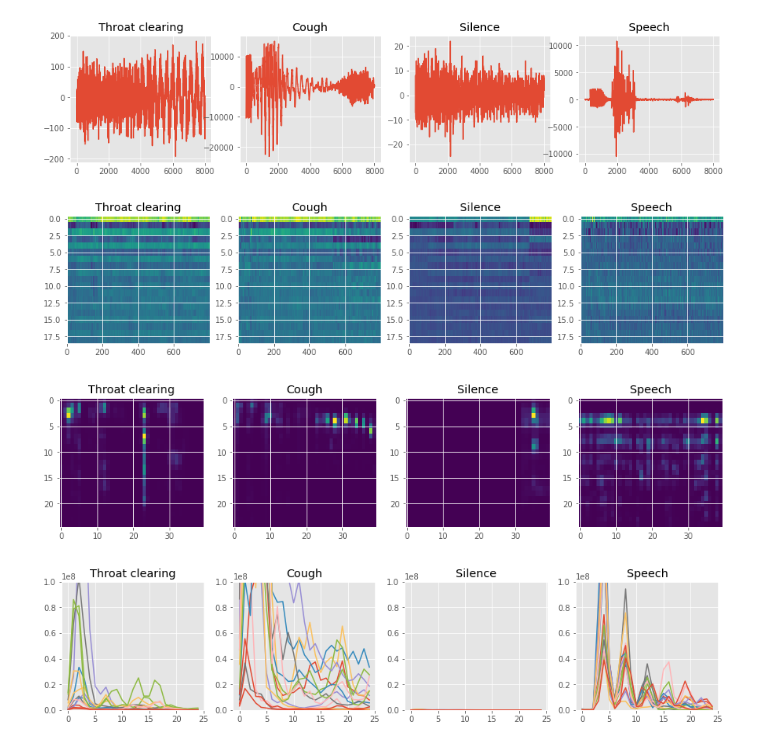
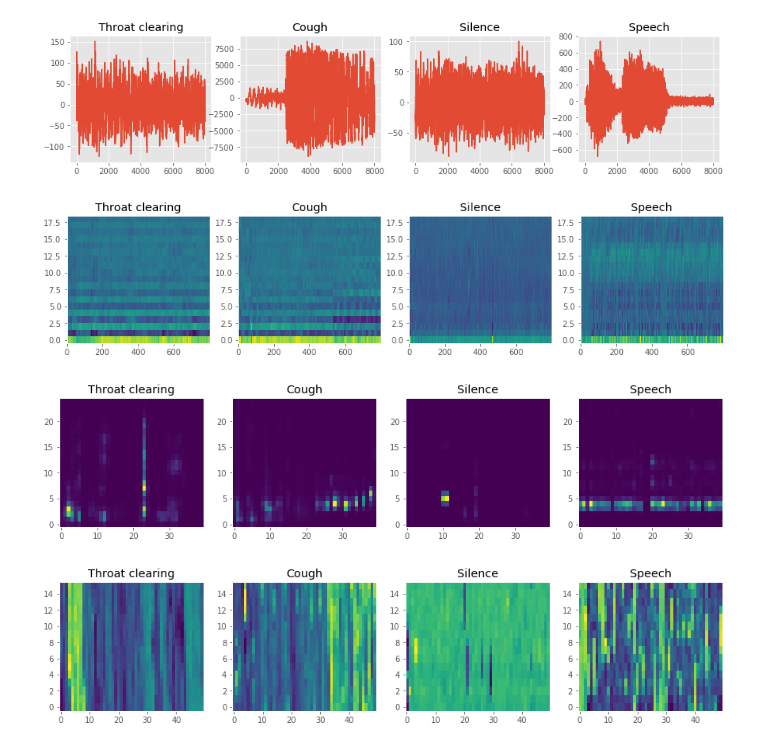
Before and after one commit to sspathak/SocialSafety, a Jupyter notebook: ML/filter_visualization.ipynb, the cells around one changed output. Drawn from its saved outputs; the diff is of its cells as text; code cells hidden in the pictures.

```diff
--- a/ML/filter_visualization.ipynb
+++ b/ML/filter_visualization.ipynb
@@ -17,13 +17,13 @@ matplotlib.style.use('ggplot')
 
 filename_array = ["../CSVs/cough-data-throatclearing-2.csv",
                   "../CSVs/cough-data-cough-2.csv",
-                  "../CSVs/cough-data-silence-2.csv",
+                  "../CSVs/cough-data-silence-0.csv",
                   "../CSVs/cough-data-speech-1.csv",
                  ]
 file_array_array = []
 for file in filename_array:
     file_as_array = np.genfromtxt(file, delimiter=",")
-    file_array_array.append(file_as_array)
+    file_array_array.append(file_as_array[:,1:])
 
 fig1 = plt.figure(figsize=(15, 3))
 ax1 = fig1.add_subplot(141)
@@ -40,11 +40,11 @@ count = 0
 
 count = 0
 for fil_arr in file_array_array:
-    axes[count].plot(range(len(fil_arr[4])), fil_arr[4])
+    axes[count].plot(range(len(fil_arr[7])), fil_arr[7])
     count +=1
 plt.show()
 # %% [output]
-[figure, old version]
+[figure, new version]
 # %%
 #Plot MFCC
 
@@ -68,13 +68,14 @@ for fil_arr in file_array_array:
         mfcc.extend(np.swapaxes(mfcc_arr, 1, 0))
     mfcc = np.swapaxes(mfcc, 1, 0)
     axes[count].imshow(mfcc, aspect="auto")
+    axes[count].grid(False)
+    axes[count].invert_yaxis()
     count +=1
 plt.show()
 # %% [output]
-[figure, old version]
+[figure, new version]
 # %%
 #Plot power spectral density
-
 fig1 = plt.figure(figsize=(15, 3))
 ax1 = fig1.add_subplot(141)
 ax2 = fig1.add_subplot(142)
@@ -84,7 +85,6 @@ ax1.title.set_text("Throat clearing")
 ax2.title.set_text("Cough")
 ax3.title.set_text("Silence")
 ax4.title.set_text("Speech")
-
 axes = [ax1, ax2, ax3, ax4]
 count = 0
 
@@ -92,48 +92,47 @@ for fil_arr in file_array_array:
     psd = []
     for index in range(10,50):
         psd_arr = feature_extractors.power_spectral_density.get_feature_vector(fil_arr[index])[0]
-#         print(psd_arr)
         psd.append(psd_arr)
-#         psd.extend(np.swapaxes(psd_arr, 1, 0))
     psd = np.swapaxes(psd, 1, 0)
     axes[count].imshow(psd[0:25], aspect="auto")
+    axes[count].grid(False)
+    axes[count].invert_yaxis()
     count +=1
 plt.show()
 # %% [output]
-[figure, old version]
+[figure, new version]
 # %%
-#Plot power spectral density
+# Plot spectral centroids
 
 fig1 = plt.figure(figsize=(15, 3))
 ax1 = fig1.add_subplot(141)
 ax2 = fig1.add_subplot(142)
 ax3 = fig1.add_subplot(143)
 ax4 = fig1.add_subplot(144)
 ax1.title.set_text("Throat clearing")
 ax2.title.set_text("Cough")
 ax3.title.set_text("Silence")
 ax4.title.set_text("Speech")
 
-y_limit = 10 ** 8
-ax1.set_ylim([0,y_limit])
-ax2.set_ylim([0,y_limit])
-ax3.set_ylim([0,y_limit])
-ax4.set_ylim([0,y_limit])
+# y_limit = 10 ** 8
+# ax1.set_ylim([0,y_limit])
+# ax2.set_ylim([0,y_limit])
+# ax3.set_ylim([0,y_limit])
+# ax4.set_ylim([0,y_limit])
 
 axes = [ax1, ax2, ax3, ax4]
 count = 0
 
 for fil_arr in file_array_array:
-    psd = []
-    for index in range(10,25):
-        psd_arr = feature_extractors.power_spectral_density.get_feature_vector(fil_arr[index])[0]
-#         print(psd_arr)
-        psd.append(psd_arr)
-#         psd.extend(np.swapaxes(psd_arr, 1, 0))
-    psd = np.swapaxes(psd, 1, 0)
-    axes[count].plot(psd[0:25])
+    centroid = []
+    for index in range(0,50):
+        centroid_arr = feature_extractors.spectral_centroid.get_feature_vector(fil_arr[index])[0]
+        centroid.append(centroid_arr[0])
+    centroid = np.swapaxes(centroid, 1, 0)
+    axes[count].imshow(centroid, aspect="auto")
+    axes[count].grid(False)
+    axes[count].invert_yaxis()
     count +=1
-plt.show()
 # %% [output]
-[figure, old version]
+[figure, new version]
 # %%
```
Also changed, not shown: parts of 5 cells of this notebook.
